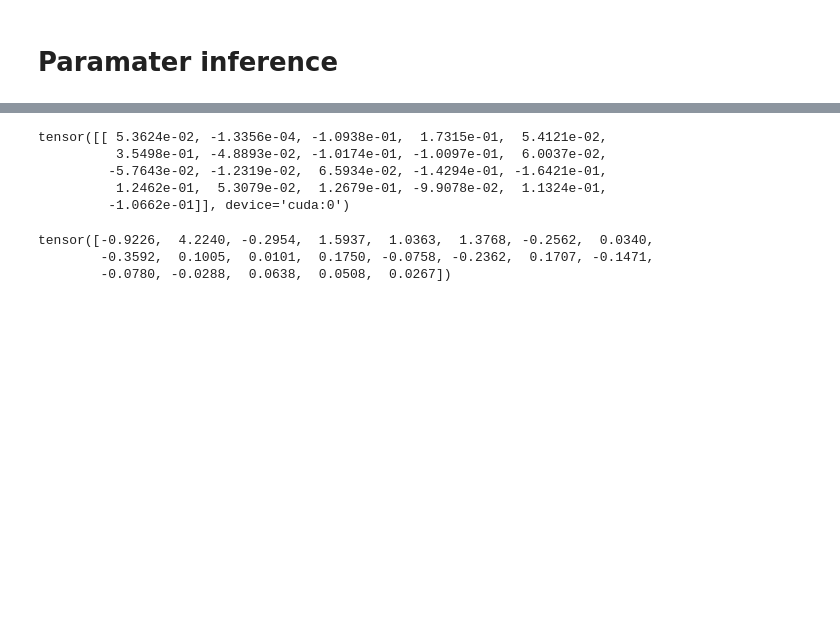
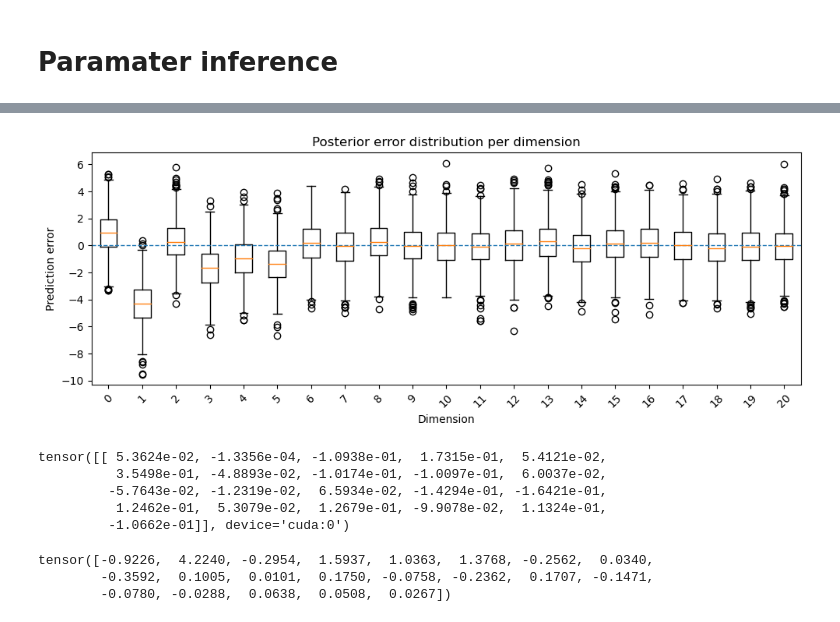
Before and after one commit to Aether-Ren/Multioutput_FixedG_GP, a Jupyter notebook: NNTest.ipynb, the cells around one changed output, grey strips where cells are left out. Cells and saved outputs as stored; diff of their text form; code cells hidden in the pictures; blank space fills up the shorter version.

```diff
--- a/NNTest.ipynb
+++ b/NNTest.ipynb
@@ -196,3 +201,10 @@ row_idx = 0
 input_point = test_y_21[row_idx, :]
 
 local_train_x, local_train_y = Tools.find_k_nearest_neighbors_GPU(input_point, train_x, train_y_21, k=100)
+# %%
+predictive = Predictive(
+    BNN_5_model,
+    guide=BNN_5_guide,
+    return_sites=["obs"],
+    num_samples=1000
+)
@@ -199,3 +222,21 @@ local_train_x, local_train_y = Tools.find_k_nearest_neighbors_GPU(input_point, t
+# %%
+y_samples = predictive(test_x[row_idx,:].unsqueeze(0).to(device))["obs"].squeeze(1)
+# %%
+errors = y_samples - input_point.to(device)
+
+
+fig, ax = plt.subplots(figsize=(10, 4))
+ax.boxplot(errors.cpu().T, vert=True, showfliers=True)
+ax.axhline(0, ls='--', lw=1)
+ax.set_xlabel("Dimension")
+ax.set_ylabel("Prediction error")
+ax.set_title("Posterior error distribution per dimension")
+ax.set_xticks(np.arange(1, 22))
+ax.set_xticklabels([str(i) for i in range(21)], rotation=45)
+plt.tight_layout()
+plt.show()
+# %% [output]
+[figure, added]
 # %%
 predictive = Predictive(BNN_5_model, guide=BNN_5_guide,
            return_sites=["obs"],
```
Also changed, not shown: parts of 3 cells of this notebook, 3 other files.
